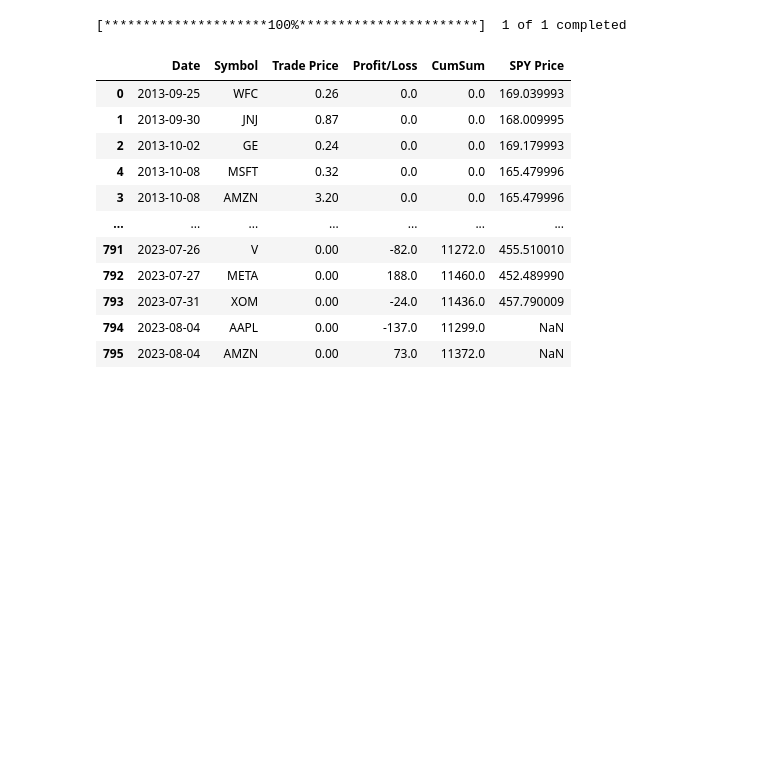
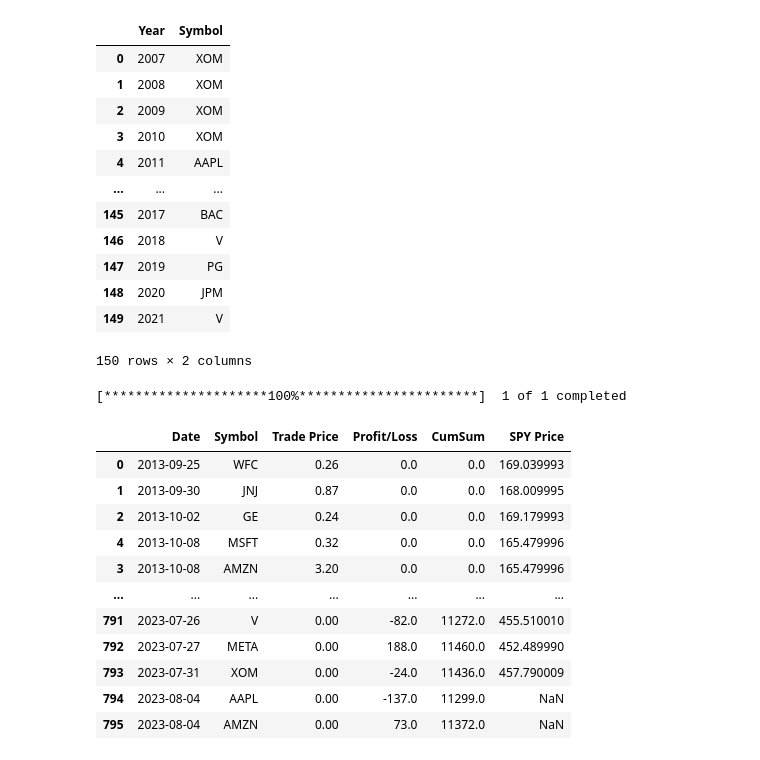
Before and after one commit to volry/BuyBeforeEarning, a Jupyter notebook: BuyBeforeEarnings.ipynb, the cells around one changed output. Saved outputs shown, nothing was run; the diff lists cells and outputs as text; code cells hidden in the pictures; blank space fills up the shorter version.

```diff
--- a/BuyBeforeEarnings.ipynb
+++ b/BuyBeforeEarnings.ipynb
@@ -17,6 +17,25 @@ csv_files = [f for f in os.listdir(dir_path) if f.endswith('.csv')]
 
 if not csv_files:
     print('No CSV file in directory')
+# %%
+# add stock list to filter data
+df_stock = pd.read_excel('InputStocks.xlsx')
+# %%
+df_stock
+# %% [output]
+|  | Year | Symbol |
+| 0 | 2007 | XOM |
+| 1 | 2008 | XOM |
+| 2 | 2009 | XOM |
+| 3 | 2010 | XOM |
+| 4 | 2011 | AAPL |
+| ... | ... | ... |
+| 145 | 2017 | BAC |
+| 146 | 2018 | V |
+| 147 | 2019 | PG |
+| 148 | 2020 | JPM |
+| 149 | 2021 | V |
+150 rows × 2 columns
 # %%
 dataframes={}
 all_data = []  # List to store all individual dataframes
```
Also changed, not shown: parts of 5 cells of this notebook.
